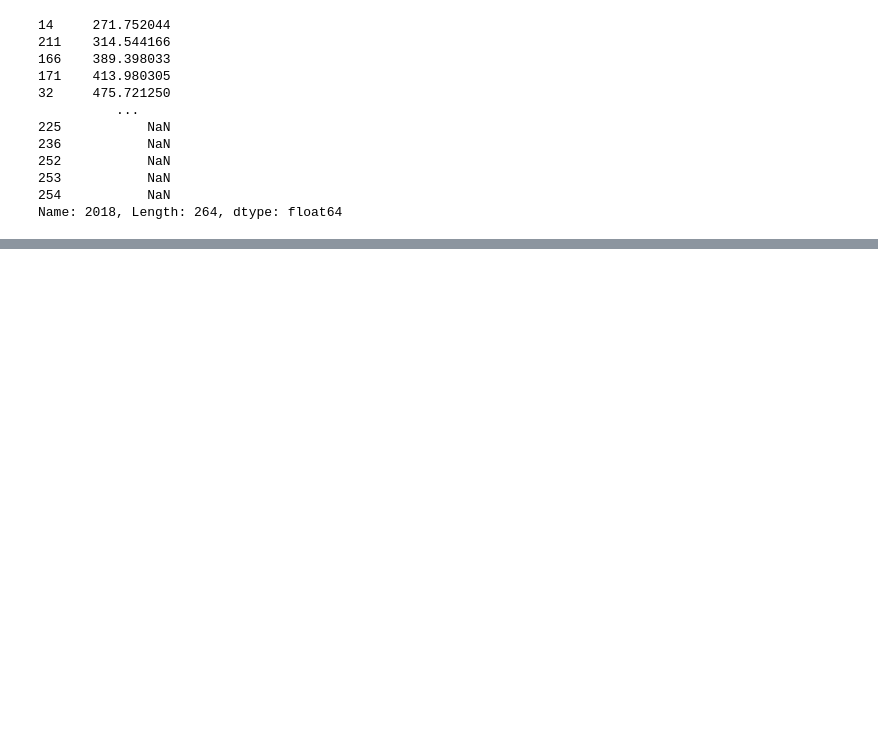
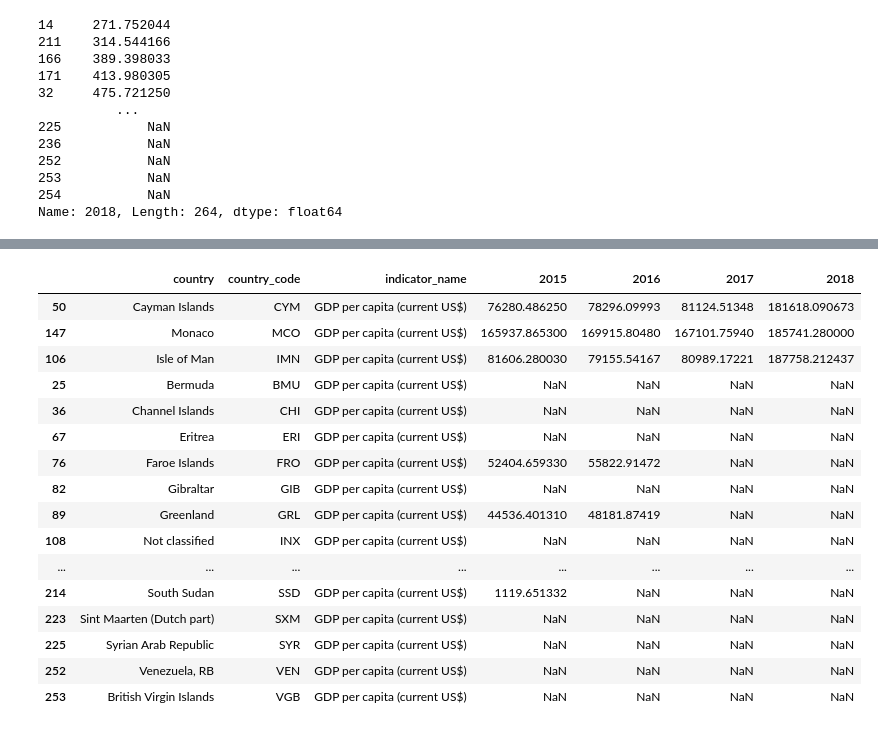
Before and after one commit to nmuldowney/nyc-marathon-capstone, a Jupyter notebook: notebooks/nyc_weather_and_gdp_eda.ipynb, the cells around one changed output, grey strips where cells are left out. Saved outputs shown, nothing was run; the diff lists cells and outputs as text; code cells hidden in the pictures; blank space fills up the shorter version.

```diff
--- a/notebooks/nyc_weather_and_gdp_eda.ipynb
+++ b/notebooks/nyc_weather_and_gdp_eda.ipynb
@@ -113,0 +159,15 @@ Name: 2018, Length: 264, dtype: float64
+# %%
+gdp['2018'] = gdp.apply(
+    lambda row: (row['2015']+row['2016']+row['2017']/3) if np.isnan(row['2018']) else row['2018'],
+    axis=1
+)
+# %%
+gdp['2017'] = gdp.apply(
+    lambda row: (row['2015']+row['2016']+row['2018']/3) if np.isnan(row['2017']) else row['2017'],
+    axis=1
+)
+# %%
+gdp['2016'] = gdp.apply(
+    lambda row: (row['2015']+row['2017']+row['2018']/3) if np.isnan(row['2016']) else row['2016'],
+    axis=1
+)
@@ -114,2 +191,22 @@ Name: 2018, Length: 264, dtype: float64
+# %%
+gdp.sort_values('2018', ascending = True).tail(20)
+# %% [output]
+|  | country | country_code | indicator_name | 2015 | 2016 | 2017 | 2018 |
+| 50 | Cayman Islands | CYM | GDP per capita (current US$) | 76280.486250 | 78296.09993 | 81124.51348 | 181618.090673 |
+| 147 | Monaco | MCO | GDP per capita (current US$) | 165937.865300 | 169915.80480 | 167101.75940 | 185741.280000 |
+| 106 | Isle of Man | IMN | GDP per capita (current US$) | 81606.280030 | 79155.54167 | 80989.17221 | 187758.212437 |
+| 25 | Bermuda | BMU | GDP per capita (current US$) | NaN | NaN | NaN | NaN |
+| 36 | Channel Islands | CHI | GDP per capita (current US$) | NaN | NaN | NaN | NaN |
+| 67 | Eritrea | ERI | GDP per capita (current US$) | NaN | NaN | NaN | NaN |
+| 76 | Faroe Islands | FRO | GDP per capita (current US$) | 52404.659330 | 55822.91472 | NaN | NaN |
+| 82 | Gibraltar | GIB | GDP per capita (current US$) | NaN | NaN | NaN | NaN |
+| 89 | Greenland | GRL | GDP per capita (current US$) | 44536.401310 | 48181.87419 | NaN | NaN |
+| 108 | Not classified | INX | GDP per capita (current US$) | NaN | NaN | NaN | NaN |
+| ... | ... | ... | ... | ... | ... | ... | ... |
+| 214 | South Sudan | SSD | GDP per capita (current US$) | 1119.651332 | NaN | NaN | NaN |
+| 223 | Sint Maarten (Dutch part) | SXM | GDP per capita (current US$) | NaN | NaN | NaN | NaN |
+| 225 | Syrian Arab Republic | SYR | GDP per capita (current US$) | NaN | NaN | NaN | NaN |
+| 252 | Venezuela, RB | VEN | GDP per capita (current US$) | NaN | NaN | NaN | NaN |
+| 253 | British Virgin Islands | VGB | GDP per capita (current US$) | NaN | NaN | NaN | NaN |
 # %%
 #convert to csv for visuals in Tableau
```
Also changed, not shown: parts of 21 cells of this notebook.
